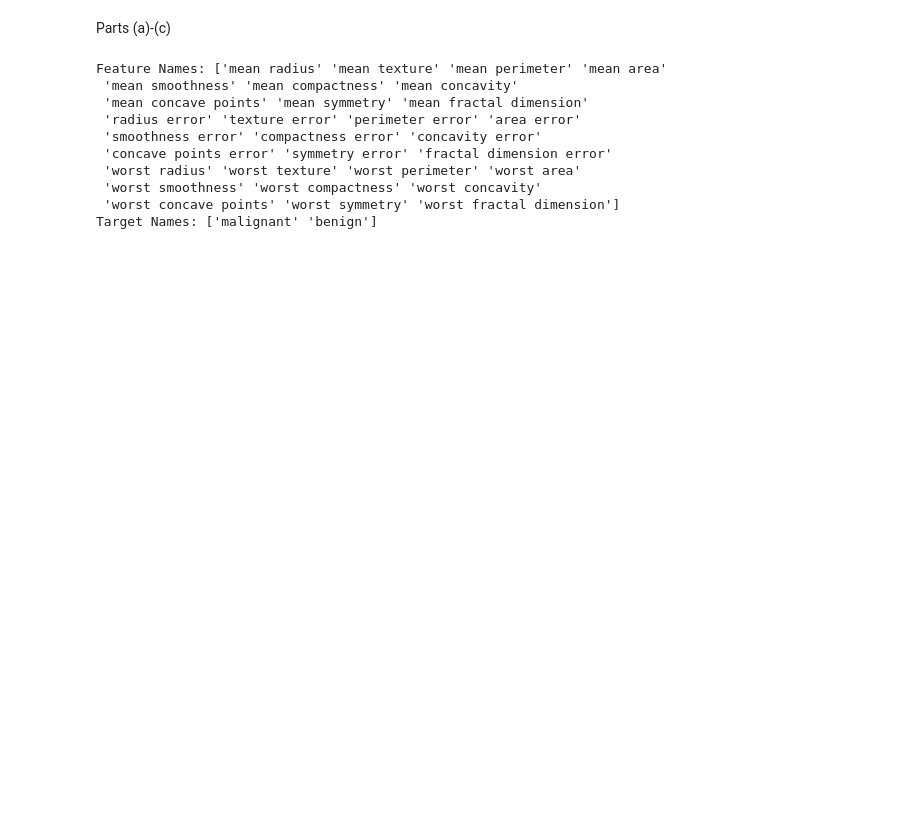
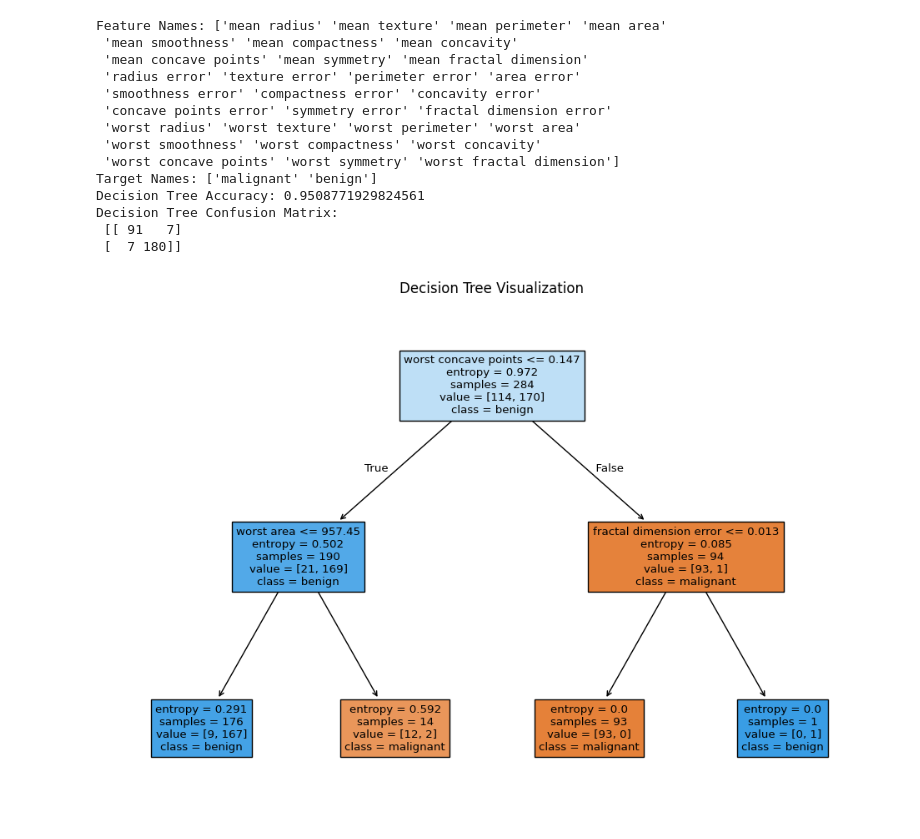
Before and after one commit to Alfredomty/451_DecisionTree, a Jupyter notebook: Assn6.ipynb, the cells around one changed output. Saved outputs shown, nothing was run; the diff lists cells and outputs as text; code cells hidden in the pictures; blank space fills up the shorter version.

Commit message:
decision tree classifier functions and visual

```diff
--- a/Assn6.ipynb
+++ b/Assn6.ipynb
@@ -1,30 +1,55 @@
-# %% [markdown]
-Parts (a)-(c)
 # %%
 from sklearn.datasets import load_breast_cancer
 from sklearn.model_selection import train_test_split
+from sklearn.tree import DecisionTreeClassifier, plot_tree
+from sklearn.metrics import accuracy_score, confusion_matrix
 
-# Loading Breast Cancer data
+import matplotlib.pyplot as plt
+import numpy as np
+
+# a)Loading Breast Cancer data
 bc_data = load_breast_cancer()
 x, y = bc_data.data, bc_data.target
 
-# Printing feature and target names
+# b)Printing feature and target names
 feature_names= bc_data.feature_names
 target_names = bc_data.target_names
 
 print("Feature Names:", feature_names)
 print("Target Names:", target_names)
 
-# Splitting the data into training and testing sets (half and half)
+# c)Splitting the data into training and testing sets (half and half)
 X_train, X_test, y_train, y_test = train_test_split(x, y, test_size=0.5, random_state=42)
+
+# (g) Decision Tree Classifier
+dt = DecisionTreeClassifier(criterion='entropy', max_depth=2, random_state=42)
+dt.fit(X_train, y_train)
+y_pred = dt.predict(X_test)
+dt_accuracy = accuracy_score(y_test, y_pred)
+dt_confusion = confusion_matrix(y_test, y_pred)
+
+print("Decision Tree Accuracy:", dt_accuracy)
+print("Decision Tree Confusion Matrix:\n", dt_confusion)
+
+# (h) Decision Tree visual
+
+plt.figure(figsize=(12, 8))
+plot_tree(dt, feature_names=feature_names, class_names=target_names, filled=True)
+plt.title("Decision Tree Visualization")
+plt.show()
 # %% [output]
 Feature Names: ['mean radius' 'mean texture' 'mean perimeter' 'mean area'
  'mean smoothness' 'mean compactness' 'mean concavity'
  'mean concave points' 'mean symmetry' 'mean fractal dimension'
  'radius error' 'texture error' 'perimeter error' 'area error'
  'smoothness error' 'compactness error' 'concavity error'
  'concave points error' 'symmetry error' 'fractal dimension error'
  'worst radius' 'worst texture' 'worst perimeter' 'worst area'
  'worst smoothness' 'worst compactness' 'worst concavity'
  'worst concave points' 'worst symmetry' 'worst fractal dimension']
 Target Names: ['malignant' 'benign']
+Decision Tree Accuracy: 0.9508771929824561
+Decision Tree Confusion Matrix:
+ [[ 91   7]
+ [  7 180]]
+[figure, added]
```
